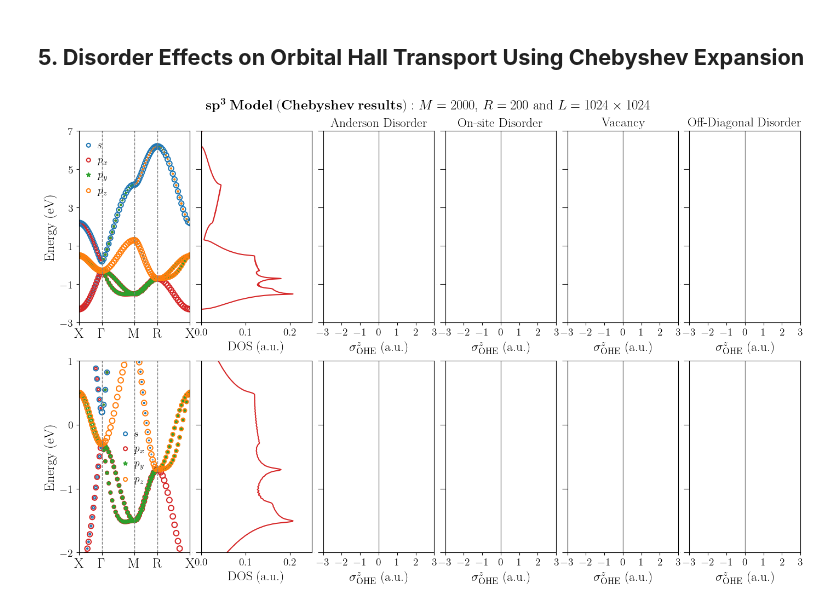
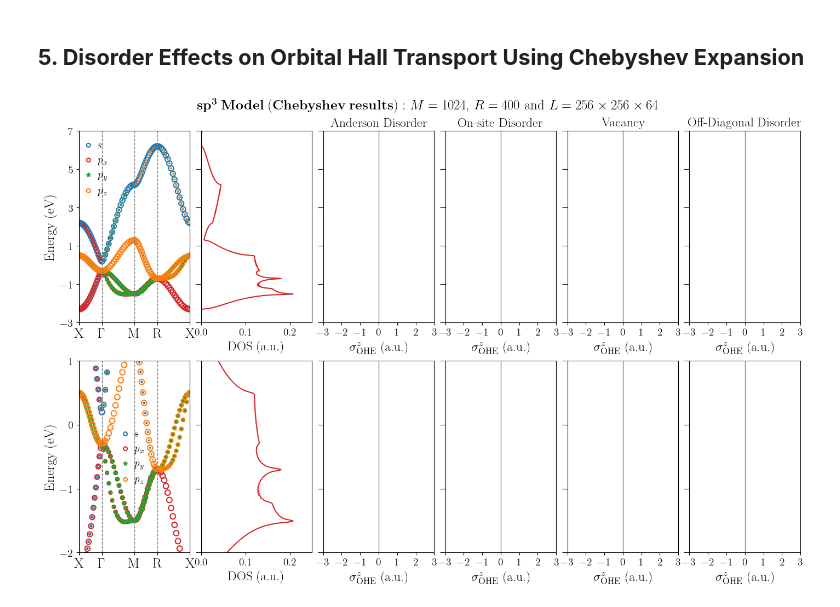
Before and after one commit to KJohnmar/INL-OBELIX-2026, a Jupyter notebook: sp3-model/cubic-lattice/sp3-model-CubicLattice.ipynb, the cells around one changed output. Drawn from its saved outputs; the diff is of its cells as text; code cells hidden in the pictures.

```diff
--- a/sp3-model/cubic-lattice/sp3-model-CubicLattice.ipynb
+++ b/sp3-model/cubic-lattice/sp3-model-CubicLattice.ipynb
@@ -1883,32 +1883,32 @@ def main_BandStructure_1N_analytically():
 
 
 
     plot_Projected_bands(ax7, k_ax, hs_ax, bands, band_s, band_x, band_y, band_z, -2, 1, 1)
     plot_DOS_Chebyshev(ax8, base_url_dos, -2, 1, 1)
     plot_OHE_Chebyshev(ax9, base_url_ohe, -2, 1, 1, None)
     plot_OHE_Chebyshev(ax10, base_url_ohe, -2, 1, 1, None)
     plot_OHE_Chebyshev(ax11, base_url_ohe, -2, 1, 1, None)
     plot_OHE_Chebyshev(ax12, base_url_ohe, -2, 1, 1, None)
 
 
 
     # O loop que faz todo o trabalho
     #for ax, mat in zip(axes, tmds):
     #    url = f"{base_url}{mat}_dos_w000.dat"
     #    df = pd.read_csv(url, sep='\s+', header=None, names=['Energy', 'DOS'])
     #    plot_DOS_Chebyshev(ax, df)
 
-    fig.suptitle(r"$\mathbf{sp^3\ Model\ (Chebyshev\ results)}$ $: M=2000$, $R=200$ and $L=1024\times 1024$", fontsize=18, fontweight=900, y=0.94)
+    fig.suptitle(r"$\mathbf{sp^3\ Model\ (Chebyshev\ results)}$ $: M=1024$, $R=400$ and $L=256\times 256\times 64$", fontsize=18, fontweight=900, y=0.94)
 
     # Finalization
     plt.tight_layout()
     #plt.subplots_adjust(left=0.05, right=0.95, bottom=0.05, top=0.95,
     #                      hspace=0.4, wspace=0.4)
 
     plt.show()
     plt.close()
 
 if __name__ == "__main__":
     main_BandStructure_1N_analytically()
 # %% [output]
-[figure, old version]
+[figure, new version]
```
